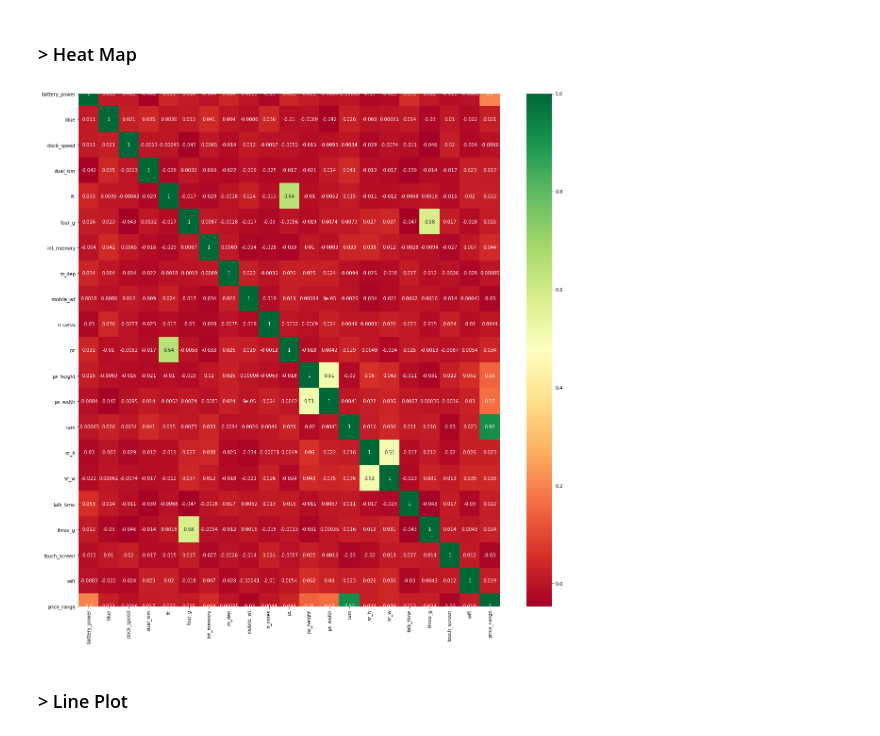
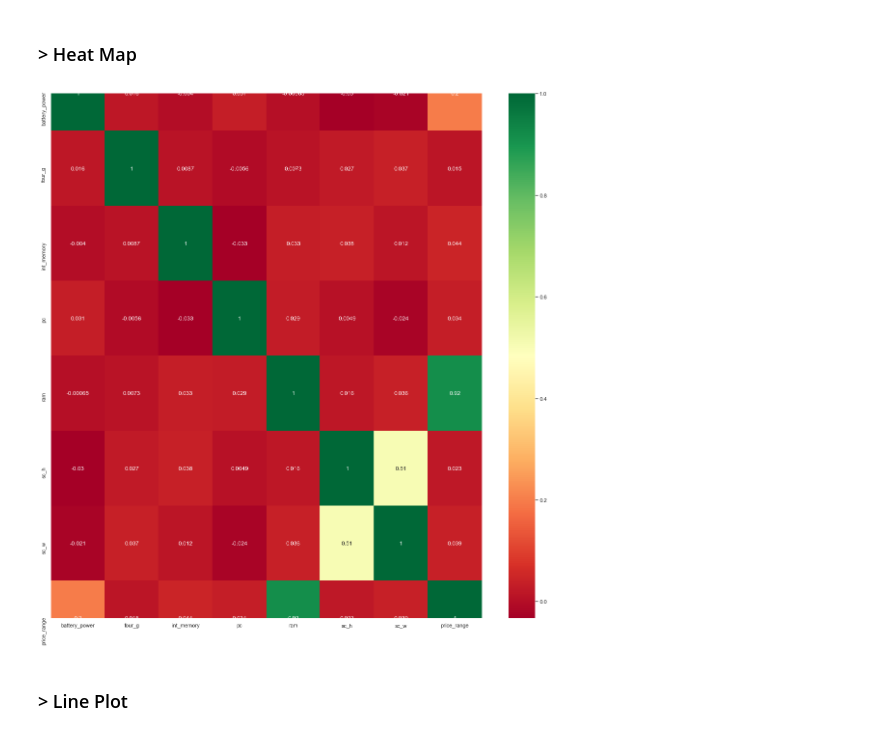
Before and after one commit to ninad555/Mobile-Price-Prediction-, a Jupyter notebook: MOBILE PRICE PREDICTION().ipynb, the cells around one changed output. Cells and saved outputs as stored; diff of their text form; code cells hidden in the pictures.

```diff
--- a/MOBILE PRICE PREDICTION().ipynb
+++ b/MOBILE PRICE PREDICTION().ipynb
@@ -67,8 +67,14 @@ from sklearn.model_selection import train_test_split
 #loading training data
 
 train_data=pd.read_csv('C:/Users/kadam/Downloads/mobile_price_pred/train.csv')
+training_data = train_data.drop( columns = ['fc','n_cores','px_height' ,'px_width', "wifi" ,
+                                     "blue" , "clock_speed" , "dual_sim", "m_dep","mobile_wt", "talk_time" ,
+                                           "three_g" , "touch_screen" ,"wifi"])
 
 #loading testing data
 
 test_data=pd.read_csv('C:/Users/kadam/Downloads/mobile_price_pred/test.csv')
+testing_data = test_data.drop( columns = ['fc','n_cores','px_height' ,'px_width' ,'id', "wifi" ,
+                                          "blue" , "clock_speed" , "dual_sim", "m_dep","mobile_wt", "talk_time" , "three_g" , "touch_screen" ,
+                                          "wifi"])
 # %%
@@ -91,22 +141,20 @@ train_data.head(10)
 # %% [markdown]
 ###  > Heat Map
 # %%
-data = train_data
-
-X = data.drop(['price_range'],axis=1)                     #independent columns
-y = data['price_range']                                   #target column i.e price range
+X = training_data.drop(['price_range'],axis=1)                     #independent columns
+y = training_data['price_range']                                   #target column i.e price range
 
 #get correlations of each features in dataset
 
-corrmat = data.corr()
+corrmat = training_data.corr()
 top_corr_features = corrmat.index
 plt.figure(figsize=(20,20))
 
 #plot heat map
 
-g=sns.heatmap(data[top_corr_features].corr(),annot=True,cmap="RdYlGn")
+g=sns.heatmap(training_data[top_corr_features].corr(),annot=True,cmap="RdYlGn")
 # %% [output]
-[figure, old version]
+[figure, new version]
 # %% [markdown]
 ### > Line Plot
 # %%
```
Also changed, not shown: parts of 26 cells of this notebook, 3 other files.
